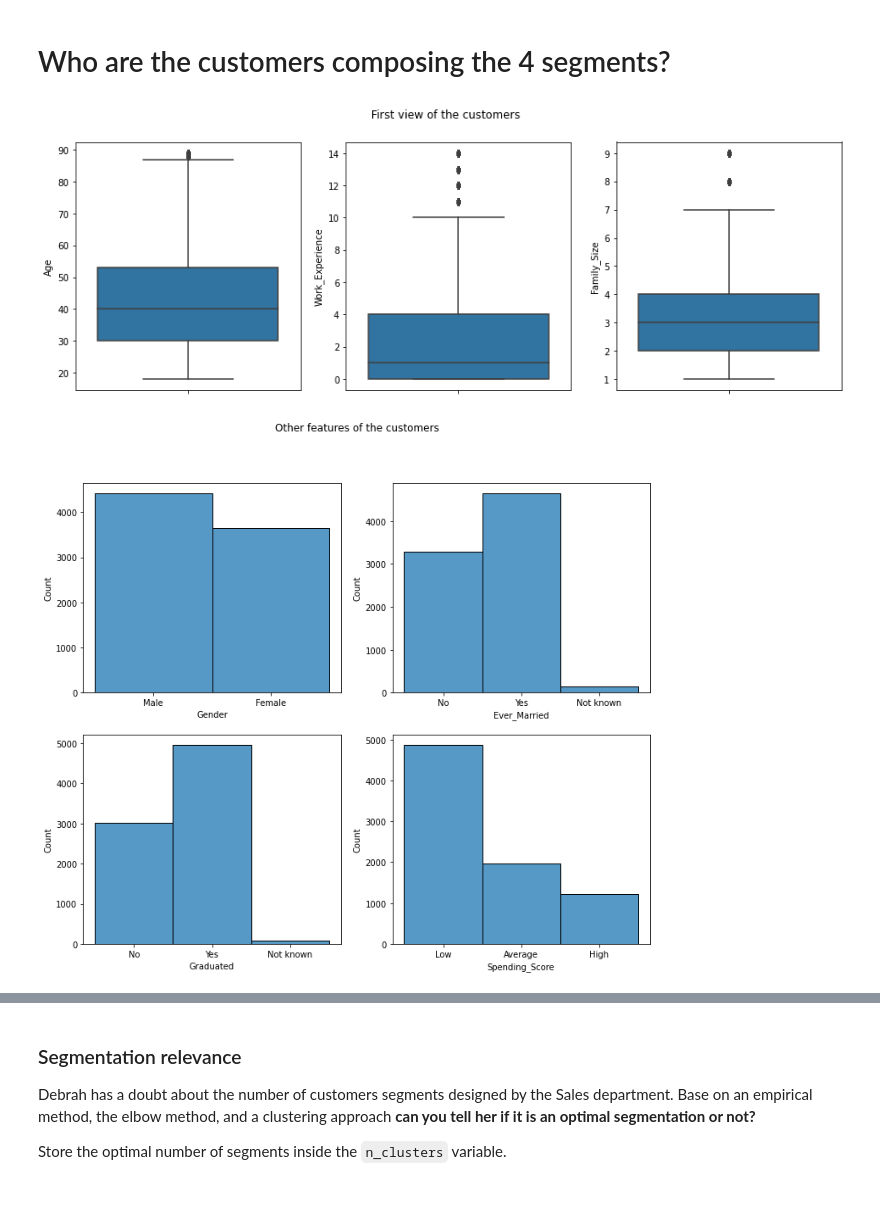
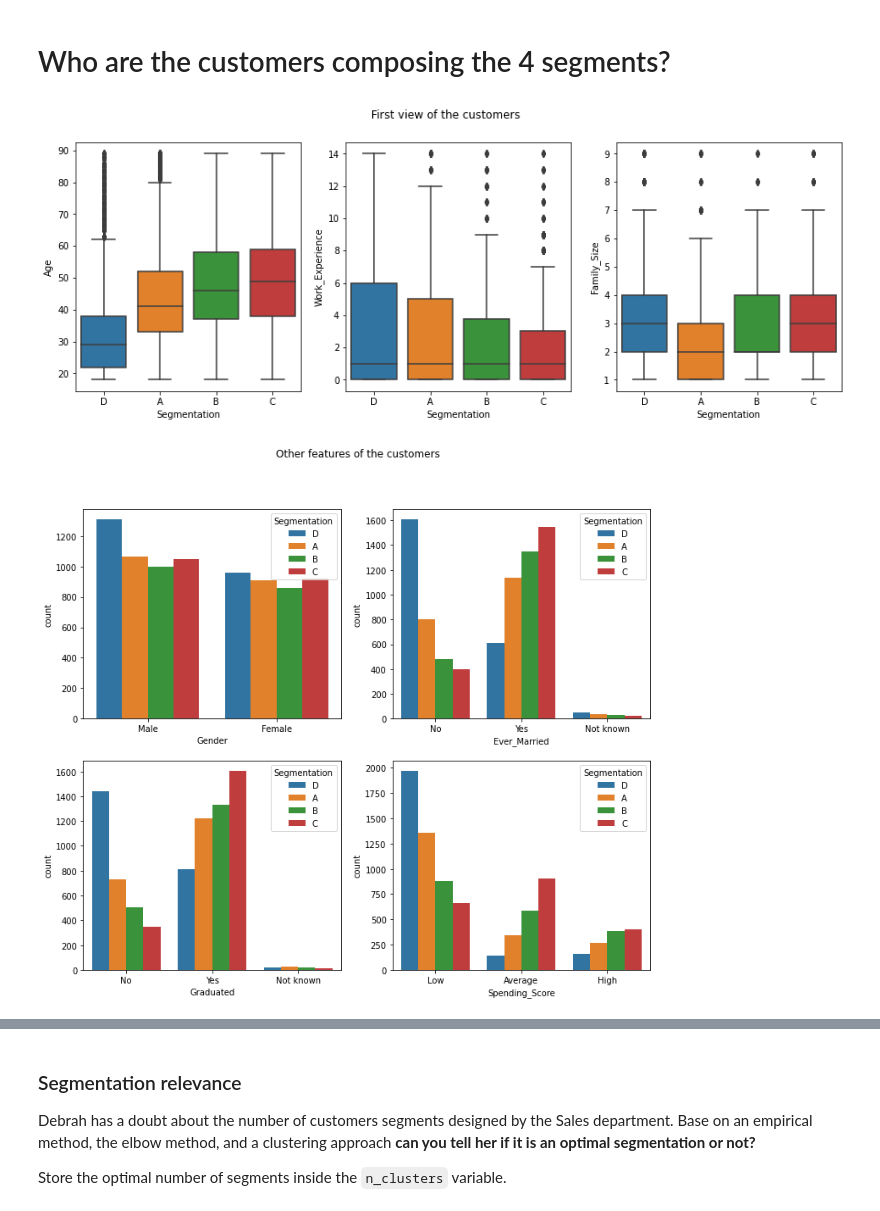
Before and after one commit to nhuberde/data-certification-exam, a Jupyter notebook: decision_science/customers_segmentation_exam.ipynb, the cells around one changed output, grey strips where cells are left out. Saved outputs shown, nothing was run; the diff lists cells and outputs as text; code cells hidden in the pictures.

```diff
--- a/decision_science/customers_segmentation_exam.ipynb
+++ b/decision_science/customers_segmentation_exam.ipynb
@@ -133,18 +133,18 @@ import seaborn as sns
 # %%
 fig, axes = plt.subplots(1, 3, figsize=(15, 5))
 fig.suptitle('First view of the customers')
-sns.boxplot(ax=axes[0], y="Age", data=customers)
-sns.boxplot(ax=axes[1], y="Work_Experience", data=customers)
-sns.boxplot(ax=axes[2], y="Family_Size", data=customers);
+sns.boxplot(ax=axes[0], y="Age", x="Segmentation", data=customers)
+sns.boxplot(ax=axes[1], y="Work_Experience", x="Segmentation", data=customers)
+sns.boxplot(ax=axes[2], y="Family_Size", x="Segmentation", data=customers);
 # %% [output]
-[figure, old version]
+[figure, new version]
 # %%
 fig, axes = plt.subplots(2, 2, figsize=(12, 10))
 fig.suptitle('Other features of the customers')
-sns.histplot(ax=axes[0,0], x="Gender", data=customers)
-sns.histplot(ax=axes[0,1], x="Ever_Married", data=customers.fillna(value='Not known'))
-sns.histplot(ax=axes[1,0], x="Graduated", data=customers.fillna(value='Not known'))
-sns.histplot(ax=axes[1,1], x="Spending_Score", data=customers);
+sns.countplot(ax=axes[0,0], x="Gender", hue="Segmentation", data=customers)
+sns.countplot(ax=axes[0,1], x="Ever_Married", hue="Segmentation", data=customers.fillna(value='Not known'))
+sns.countplot(ax=axes[1,0], x="Graduated", hue="Segmentation", data=customers.fillna(value='Not known'))
+sns.countplot(ax=axes[1,1], x="Spending_Score", hue="Segmentation", data=customers);
 # %% [output]
-[figure, old version]
+[figure, new version]
 # %%
```
Also changed, not shown: parts of 29 cells of this notebook, 3 other files.
